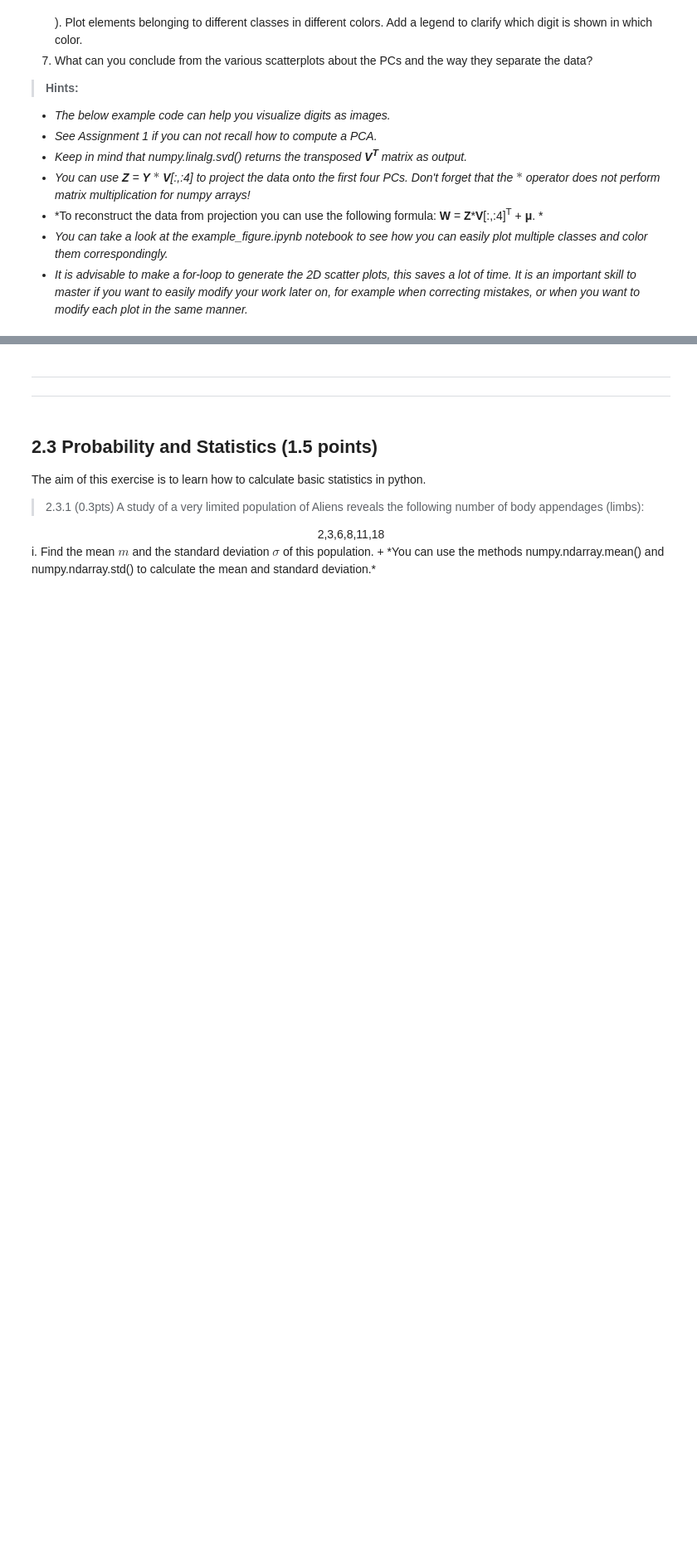
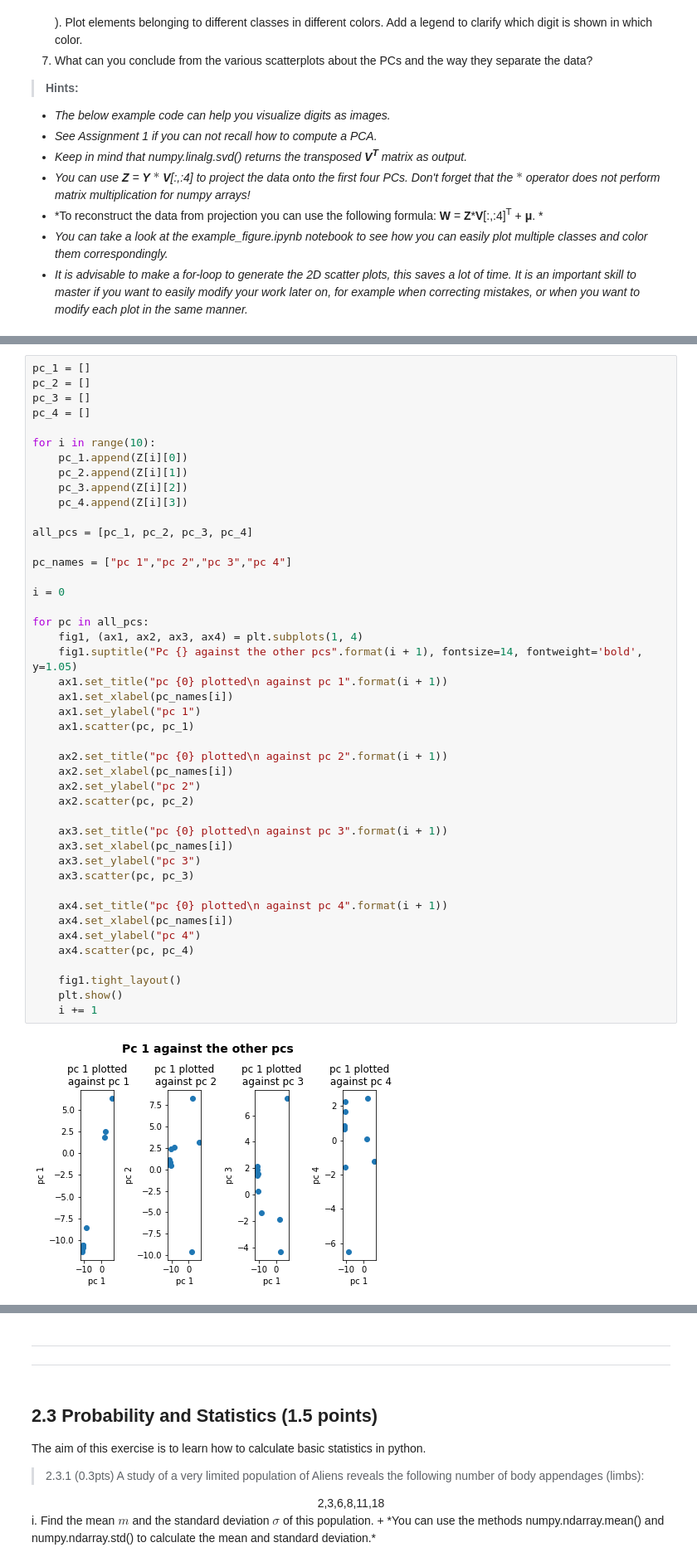
Before and after one commit to LennartPNL/DataMiningAssignments, a Jupyter notebook: Assignment_2/Assignment_2.ipynb, the cells around one changed output, grey strips where cells are left out. Shown: that part at 83% size. Cells and saved outputs as stored; diff of their text form; blank space fills up the shorter version.

```diff
--- a/Assignment_2/Assignment_2.ipynb
+++ b/Assignment_2/Assignment_2.ipynb
@@ -326,0 +317,46 @@ for i in range(10):
+# %%
+pc_1 = []
+pc_2 = []
+pc_3 = []
+pc_4 = []
+
+for i in range(10):
+    pc_1.append(Z[i][0])
+    pc_2.append(Z[i][1])
+    pc_3.append(Z[i][2])
+    pc_4.append(Z[i][3])
+
+all_pcs = [pc_1, pc_2, pc_3, pc_4]
+
+pc_names = ["pc 1","pc 2","pc 3","pc 4"]
+
+i = 0
+
+for pc in all_pcs:
+    fig1, (ax1, ax2, ax3, ax4) = plt.subplots(1, 4)
+    fig1.suptitle("Pc {} against the other pcs".format(i + 1), fontsize=14, fontweight='bold', y=1.05)
+    ax1.set_title("pc {0} plotted\n against pc 1".format(i + 1))
+    ax1.set_xlabel(pc_names[i])
+    ax1.set_ylabel("pc 1")
+    ax1.scatter(pc, pc_1)
+
+    ax2.set_title("pc {0} plotted\n against pc 2".format(i + 1))
+    ax2.set_xlabel(pc_names[i])
+    ax2.set_ylabel("pc 2")
+    ax2.scatter(pc, pc_2)
+
+    ax3.set_title("pc {0} plotted\n against pc 3".format(i + 1))
+    ax3.set_xlabel(pc_names[i])
+    ax3.set_ylabel("pc 3")
+    ax3.scatter(pc, pc_3)
+
+    ax4.set_title("pc {0} plotted\n against pc 4".format(i + 1))
+    ax4.set_xlabel(pc_names[i])
+    ax4.set_ylabel("pc 4")
+    ax4.scatter(pc, pc_4)
+
+    fig1.tight_layout()
+    plt.show()
+    i += 1
+# %% [output]
+[figure, added]
```
Also changed, not shown: parts of 6 cells of this notebook.
